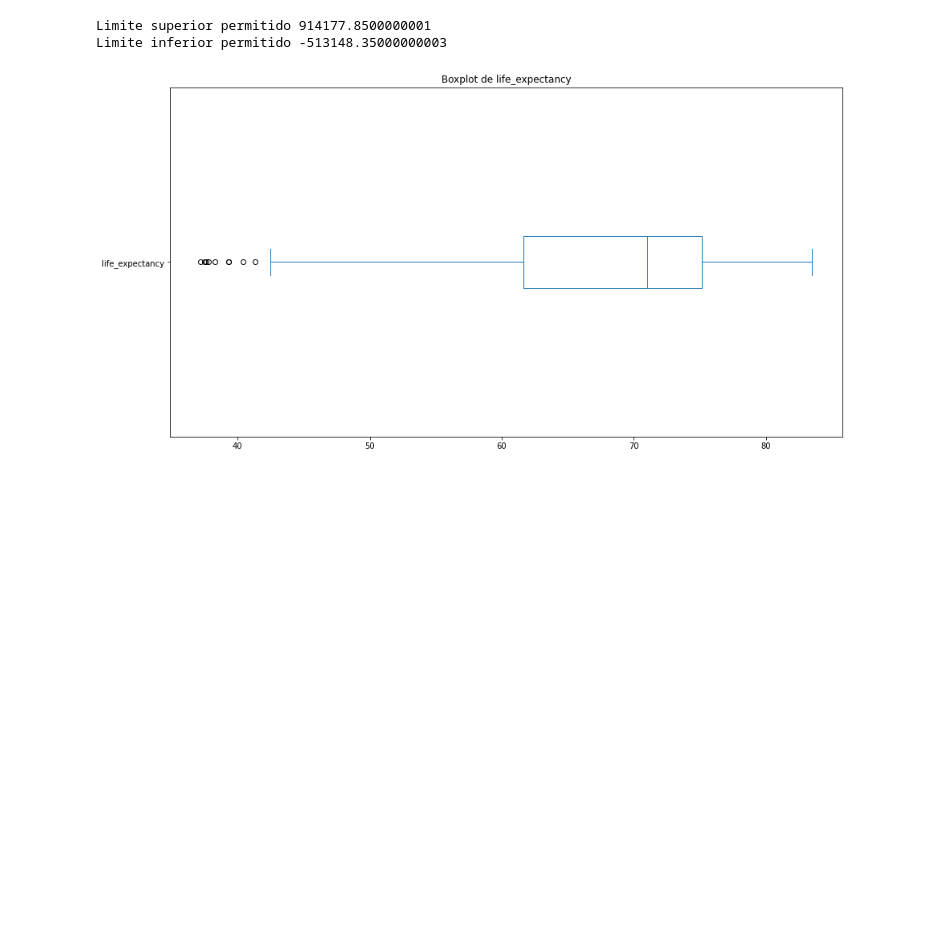
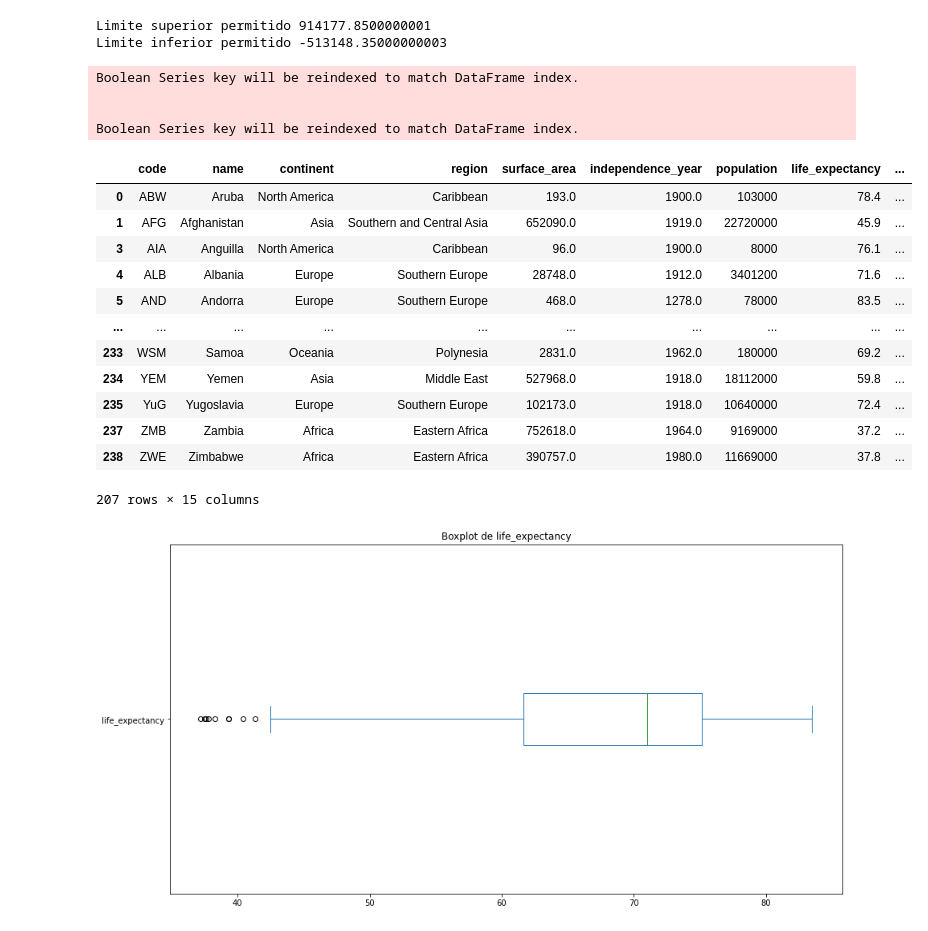
Before and after one commit to Papitasrancheras/Reto-Final, a Jupyter notebook: Reto_final.ipynb, the cells around one changed output. Drawn from its saved outputs; the diff is of its cells as text; code cells hidden in the pictures; blank space fills up the shorter version.

```diff
--- a/Reto_final.ipynb
+++ b/Reto_final.ipynb
@@ -192,7 +209,28 @@ Limite inferior permitido -513148.35000000003
 # %%
 #Una vez definidos los límites, ahora encontremos los outliers de la columna
 outliers_s= Country[(s>LS_s)|(s<LI_s)]
 outliers_s
+#Se obtienen los valores sin outliers
+Country= Country[(s<=LS_s)&(s>=LI_s)]
+Country
+# %% [output]
+Boolean Series key will be reindexed to match DataFrame index.
+
+
+Boolean Series key will be reindexed to match DataFrame index.
+|  | code | name | continent | region | surface_area | independence_year | population | life_expectancy | ... |
+| 0 | ABW | Aruba | North America | Caribbean | 193.0 | 1900.0 | 103000 | 78.4 | ... |
+| 1 | AFG | Afghanistan | Asia | Southern and Central Asia | 652090.0 | 1919.0 | 22720000 | 45.9 | ... |
+| 3 | AIA | Anguilla | North America | Caribbean | 96.0 | 1900.0 | 8000 | 76.1 | ... |
+| 4 | ALB | Albania | Europe | Southern Europe | 28748.0 | 1912.0 | 3401200 | 71.6 | ... |
+| 5 | AND | Andorra | Europe | Southern Europe | 468.0 | 1278.0 | 78000 | 83.5 | ... |
+| ... | ... | ... | ... | ... | ... | ... | ... | ... | ... |
+| 233 | WSM | Samoa | Oceania | Polynesia | 2831.0 | 1962.0 | 180000 | 69.2 | ... |
+| 234 | YEM | Yemen | Asia | Middle East | 527968.0 | 1918.0 | 18112000 | 59.8 | ... |
+| 235 | YuG | Yugoslavia | Europe | Southern Europe | 102173.0 | 1918.0 | 10640000 | 72.4 | ... |
+| 237 | ZMB | Zambia | Africa | Eastern Africa | 752618.0 | 1964.0 | 9169000 | 37.2 | ... |
+| 238 | ZWE | Zimbabwe | Africa | Eastern Africa | 390757.0 | 1980.0 | 11669000 | 37.8 | ... |
+207 rows × 15 columns
 # %%
 #Para la columna life_expectancy visualicemos los outliers en un diagrama de caja
 fig = plt.figure(figsize =(15, 8))
```
Also changed, not shown: parts of 23 cells of this notebook.
